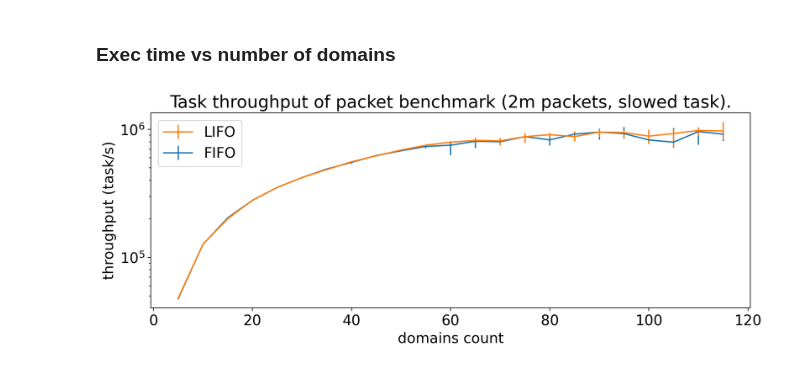
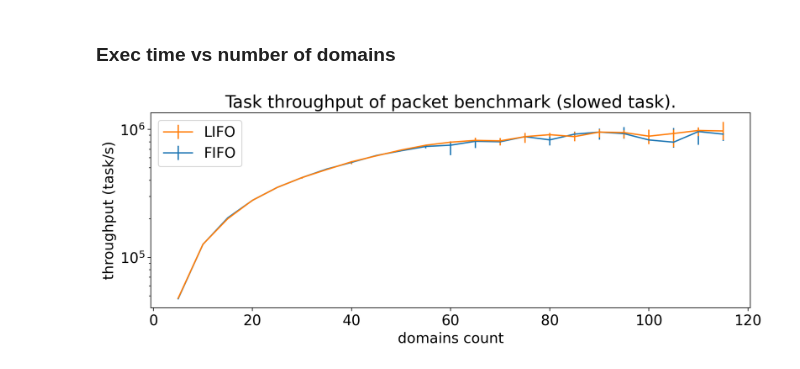
Before and after one commit to bartoszmodelski/ebsl, a Jupyter notebook: evaluation/packet-benchmark-sherwood-slowed.py.ipynb, the cells around one changed output. Saved outputs shown, nothing was run; the diff lists cells and outputs as text; code cells hidden in the pictures.

```diff
--- a/evaluation/packet-benchmark-sherwood-slowed.py.ipynb
+++ b/evaluation/packet-benchmark-sherwood-slowed.py.ipynb
@@ -182,7 +182,7 @@ ax.legend(handles=[line_fifo, line_lifo])
 
 ax.set_yscale("log")
 #ax.set_ylim(ymin=1)
-ax.set_title("Task throughput of packet benchmark (2m packets, slowed task).")
+ax.set_title("Task throughput of packet benchmark (slowed task).")
 ax.set_ylabel('throughput (task/s)')
 
 '''
@@ -241,31 +241,31 @@ ax = axes[4]
 
 line_lifo = plot(x, fifo_transformed, "latency_q9999-processed", 'FIFO')
 line_fifo = plot(x, lifo_transformed, "latency_q9999-processed", 'LIFO')
 
 #ax.set_yscale("log")
 ax.set_ylim(ymin=1)
 ax.set_ylabel('latency (μs)')
 ax.set_title("99.99% percentile latency.")
 
 ########################
 ## WAIT ################
 ########################
 
 ax = axes[5]
 
 
 line_lifo = plot(x, fifo_transformed, "waited_for_space_on_enque-processed", 'FIFO')
 line_fifo = plot(x, lifo_transformed, "waited_for_space_on_enque-processed", 'LIFO')
 
 ax.set_yscale("log")
 ax.set_ylim(ymin=1)
 ax.set_xlabel('domains count')
 ax.set_ylabel('busy-wait loops (count)')
 ax.set_title("Number of retries on task insertion due to lack of space")
 '''
 ax.set_xlabel('domains count')
 
 
 plt.savefig("packet-basic-"+run_name+".png", dpi=200)
 # %% [output]
-[figure, old version]
+[figure, new version]
```
Also changed, not shown: 1 other file.
